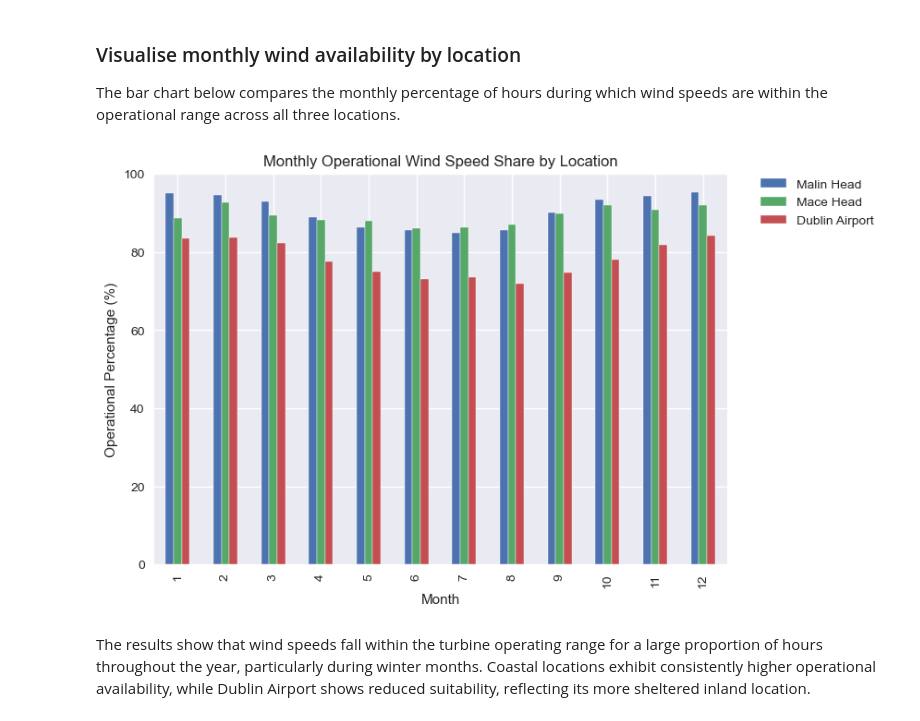
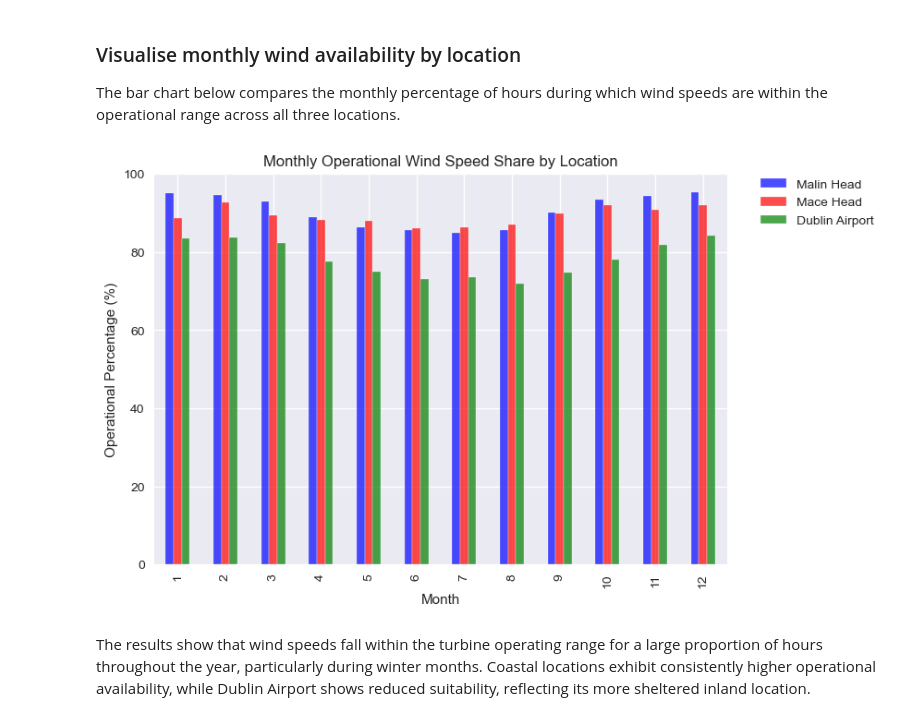
Before and after one commit to Oksyyy/programming-for-data-analytics, a Jupyter notebook: project/wind_anlysis.ipynb, the cells around one changed output. Cells and saved outputs as stored; diff of their text form; code cells hidden in the pictures.

```diff
--- a/project/wind_anlysis.ipynb
+++ b/project/wind_anlysis.ipynb
@@ -504,25 +506,25 @@ The bar chart below compares the monthly percentage of hours during which wind s
 # %%
 # Plot monthly operational wind speed percentages for each location
 plt.style.use('seaborn-v0_8')
 
 fig, ax = plt.subplots()
 
-monthly_pct_df.plot(kind='bar', ax=ax)
+monthly_pct_df.plot(kind='bar', ax=ax, color=['blue', 'red', 'green'], alpha=0.7)
 ax.set_title('Monthly Operational Wind Speed Share by Location')
 ax.set_xlabel('Month')
 ax.set_ylabel('Operational Percentage (%)')
 ax.legend(title='Location')
 
 # Place legend outside the plot area
 ax.legend(
     bbox_to_anchor=(1.05, 1),
     loc='upper left',
     borderaxespad=0.0
     )
 
 plt.show()
 # %% [output]
-[figure, old version]
+[figure, new version]
 # %% [markdown]
 The results show that wind speeds fall within the turbine operating range for a large proportion of hours throughout the year, particularly during winter months. Coastal locations exhibit consistently higher operational availability, while Dublin Airport shows reduced suitability, reflecting its more sheltered inland location.
 # %% [markdown]
```
Also changed, not shown: parts of 13 cells of this notebook, 1 other file.
